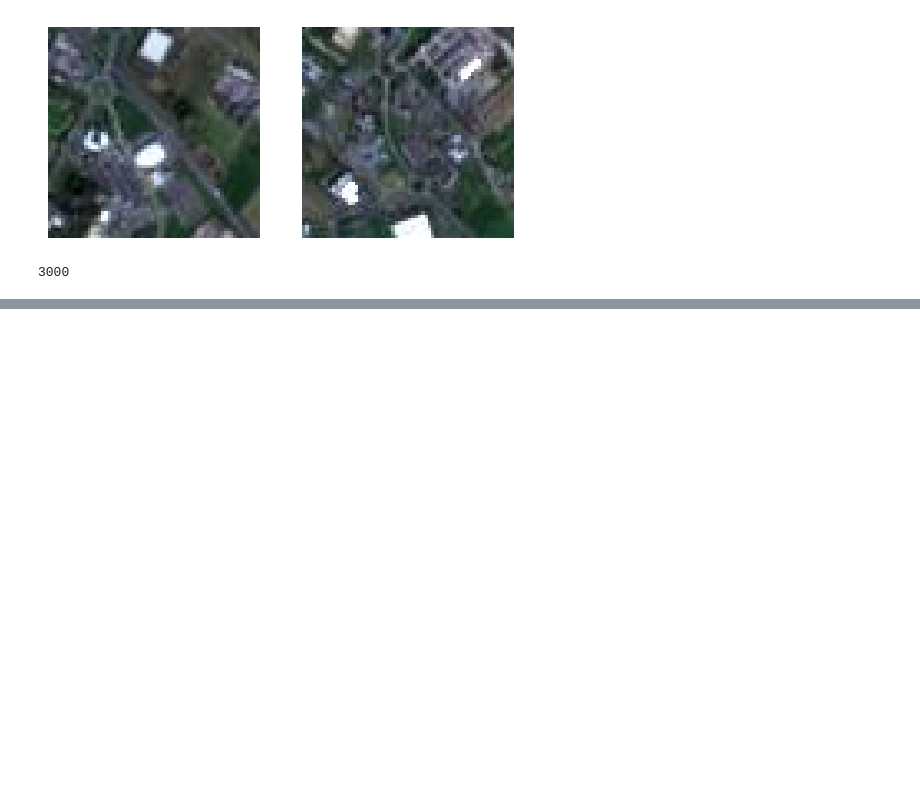
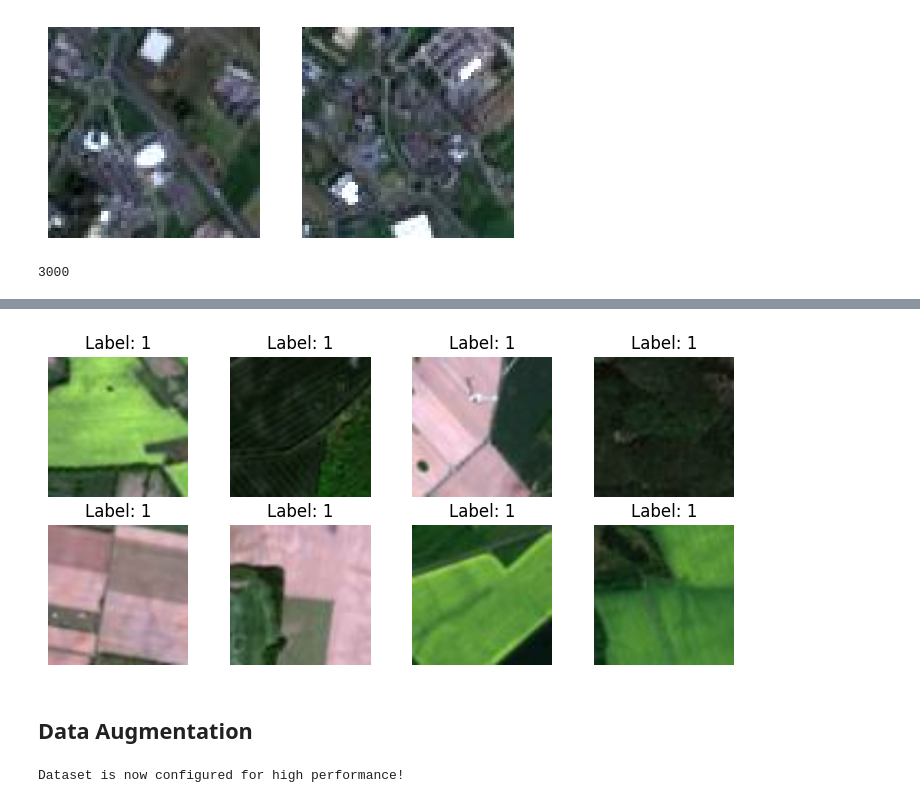
Before and after one commit to SutikshanUpman/Land-classification-system, a Jupyter notebook: notebooks/data_loader.ipynb, the cells around one changed output, grey strips where cells are left out. Drawn from its saved outputs; the diff is of its cells as text; code cells hidden in the pictures; blank space fills up the shorter version.

```diff
--- a/notebooks/data_loader.ipynb
+++ b/notebooks/data_loader.ipynb
@@ -175,0 +301,3 @@ plt.show
+# %%
+image_size = 64*64
+batch_size = 8
@@ -175,0 +333,13 @@ plt.show
+# %%
+plt.figure(figsize=(9, 4))
+for images, labels in train_ds.take(1):  # Take one batch
+    for i in range(batch_size):
+        ax = plt.subplot(2, 4, i + 1)
+        # Images are loaded as float32, so we convert to uint8 for display
+        plt.imshow(images[i].numpy().astype("uint8"))
+        plt.title(f"Label: {int(labels[i])}")
+        plt.axis("off")
+# %% [output]
+[figure, added]
+# %% [markdown]
+## Data Augmentation
@@ -175,0 +351,13 @@ plt.show
+# %%
+# Apply augmentation to the training dataset using map
+train_ds = train_ds.map(lambda x, y: (data_augmentation(x, training=True), y))
+
+# Configure for performance
+AUTOTUNE = tf.data.AUTOTUNE
+
+train_ds = train_ds.cache().prefetch(buffer_size=AUTOTUNE)
+val_ds = val_ds.cache().prefetch(buffer_size=AUTOTUNE)
+
+print("Dataset is now configured for high performance!")
+# %% [output]
+Dataset is now configured for high performance!
```
Also changed, not shown: parts of 29 cells of this notebook.
